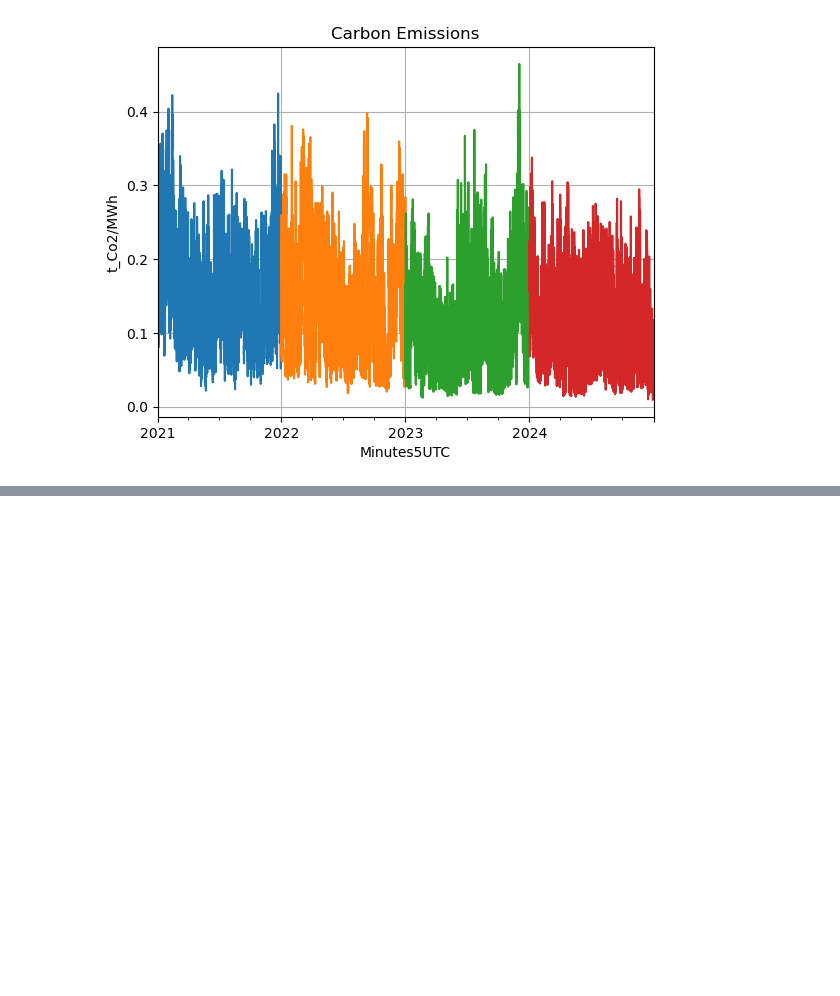
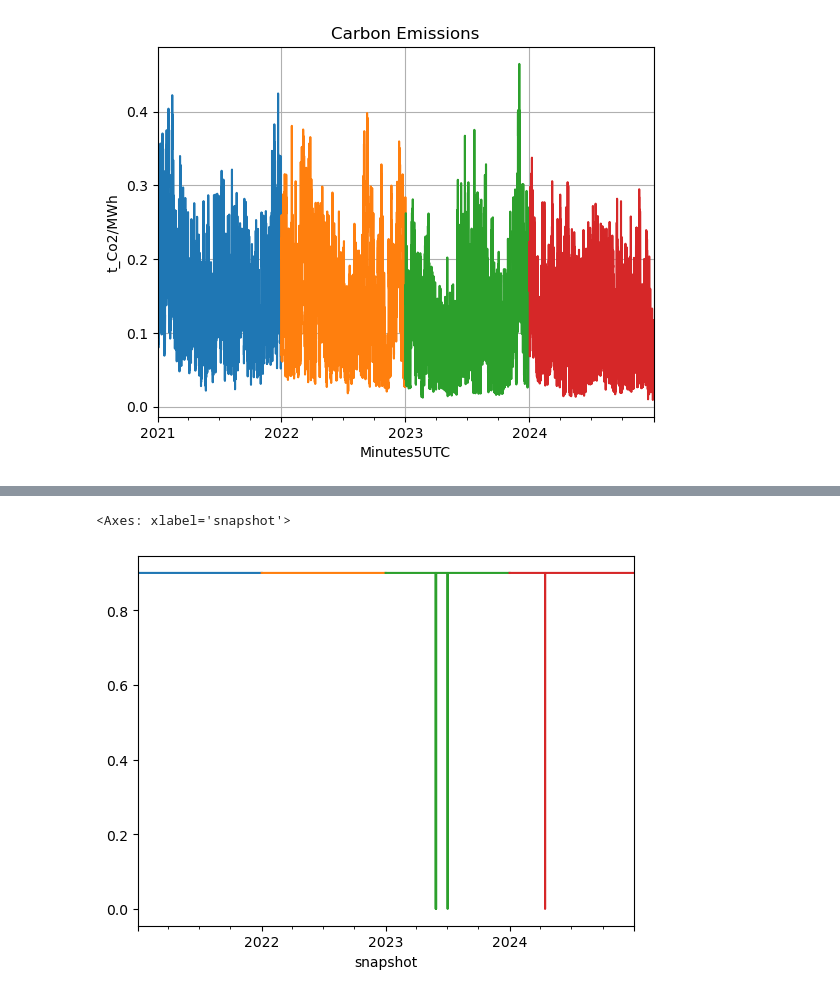
Before and after one commit to pulio12/Msc_Thesis_Greenlab_Skive, a Jupyter notebook: Test_File12.ipynb, the cells around one changed output, grey strips where cells are left out. Cells and saved outputs as stored; diff of their text form; code cells hidden in the pictures; blank space fills up the shorter version.

```diff
--- a/Test_File12.ipynb
+++ b/Test_File12.ipynb
@@ -671,0 +786,8 @@ obj: 210099 rows, 87542 columns, 315146 nonzeros
+# %%
+(-n21.links_t.p2["pyrolysis"]).plot()
+(-n22.links_t.p2["pyrolysis"]).plot()
+(-n23.links_t.p2["pyrolysis"]).plot()
+(-n24.links_t.p2["pyrolysis"]).plot()
+# %% [output]
+<Axes: xlabel='snapshot'>
+[figure, added]
```
Also changed, not shown: parts of 51 cells of this notebook.
